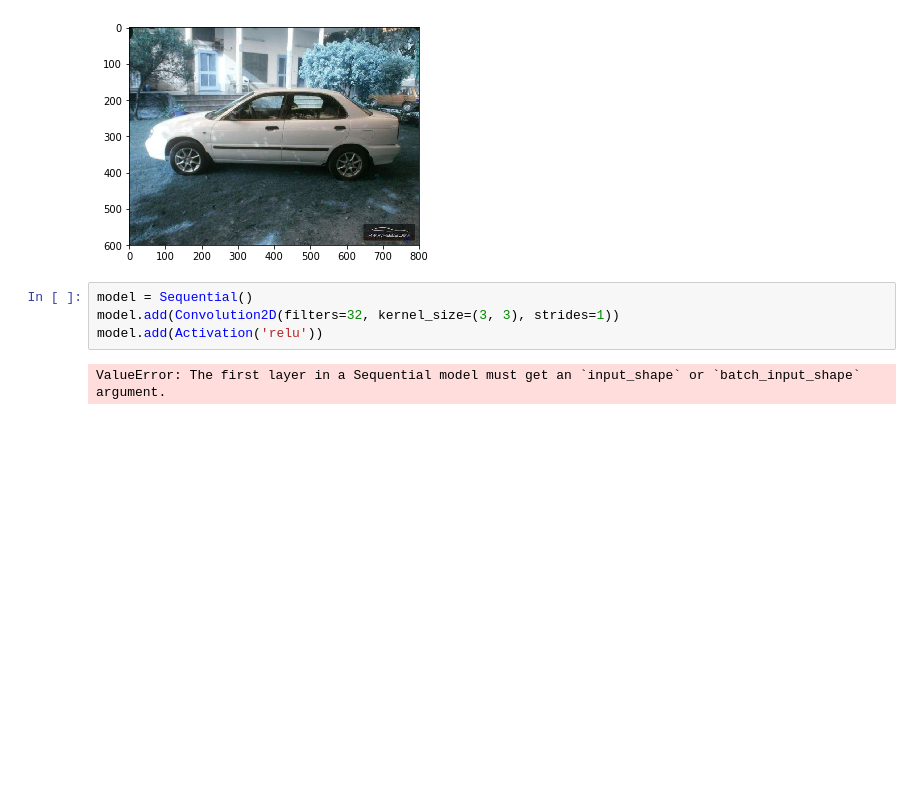
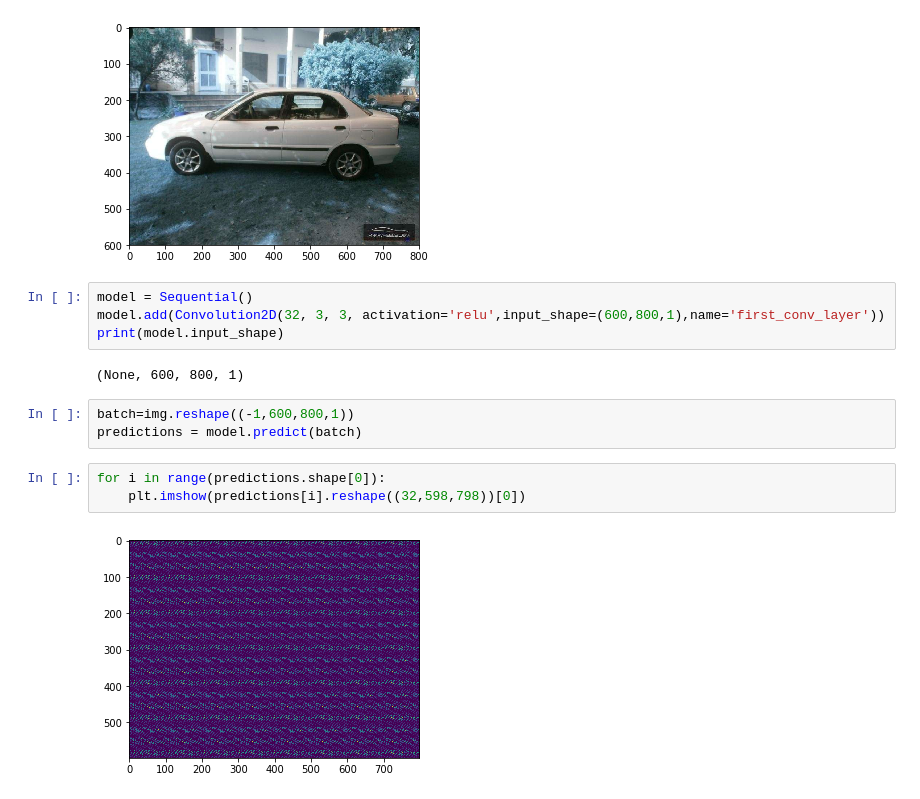
Before and after one commit to qasimgulzar/deep-learning-assignments, a Jupyter notebook: assignment-one.ipynb, the cells around one changed output. Saved outputs shown, nothing was run; the diff lists cells and outputs as text; blank space fills up the shorter version.

Commit message:
[NEW] convolution .

```diff
--- a/assignment-one.ipynb
+++ b/assignment-one.ipynb
@@ -17,7 +18,15 @@ plt.imshow(img)
 [figure]
 # %%
 model = Sequential()
-model.add(Convolution2D(filters=32, kernel_size=(3, 3), strides=1))
-model.add(Activation('relu'))
+model.add(Convolution2D(32, 3, 3, activation='relu',input_shape=(600,800,1),name='first_conv_layer'))
+print(model.input_shape)
 # %% [output]
-ValueError: The first layer in a Sequential model must get an `input_shape` or `batch_input_shape` argument.
+(None, 600, 800, 1)
+# %%
+batch=img.reshape((-1,600,800,1))
+predictions = model.predict(batch)
+# %%
+for i in range(predictions.shape[0]):
+    plt.imshow(predictions[i].reshape((32,598,798))[0])
+# %% [output]
+[figure, added]
```
Also changed, not shown: parts of 1 cell of this notebook.
